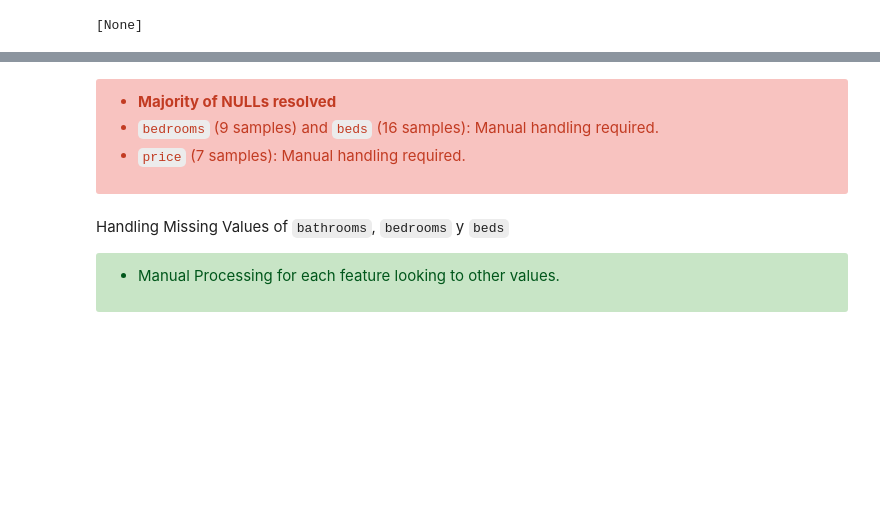
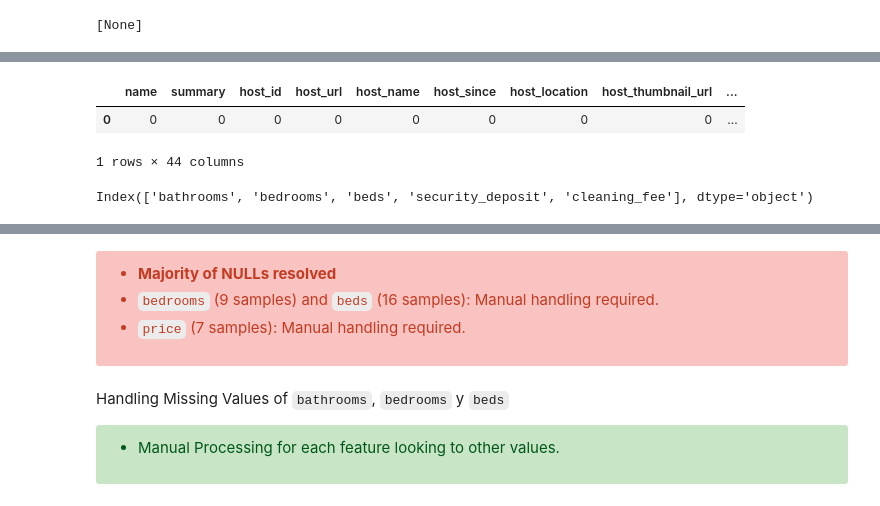
Before and after one commit to elenaalegret/Semantic_Data_Management-AI, a Jupyter notebook: data_quality_pipeline/DataQualityPipeline.ipynb, the cells around one changed output, grey strips where cells are left out. Saved outputs shown, nothing was run; the diff lists cells and outputs as text; code cells hidden in the pictures; blank space fills up the shorter version.

```diff
--- a/data_quality_pipeline/DataQualityPipeline.ipynb
+++ b/data_quality_pipeline/DataQualityPipeline.ipynb
@@ -471,11 +493,3 @@ df_airbnb = df_airbnb.filter(df_airbnb['market'] == 'Barcelona')
-# %%
-df_airbnb.select("city").distinct().show()
-df_airbnb.select("smart_location").distinct().show()
-df_airbnb.select("country").distinct().show()
-df_airbnb.select("country_code").distinct().show()
-
-columns_to_drop = ["city", "zipcode", "smart_location", "country", "country_code", "market", 'neighbourhood_cleansed']
-df_airbnb = df_airbnb.drop(*columns_to_drop)
 # %%
 # Location change name -- solving text issues
 df_airbnb = df_airbnb.withColumnRenamed('neighbourhood_group_cleansed', 'neighbourhood')
@@ -506,2 +534,25 @@ nan_counts.toPandas()
+# %%
+df_airbnb = df_airbnb.filter(df_airbnb.host_name.isNotNull())
+df_airbnb = df_airbnb.filter(df_airbnb.name.isNotNull())
+df_airbnb = df_airbnb.filter(df_airbnb.host_thumbnail_url.isNotNull())
+df_airbnb = df_airbnb.filter(df_airbnb.host_picture_url.isNotNull())
+df_airbnb = df_airbnb.filter(df_airbnb.host_listings_count.isNotNull())
+df_airbnb = df_airbnb.filter(df_airbnb.host_total_listings_count.isNotNull())
+df_airbnb = df_airbnb.filter(df_airbnb.host_verifications.isNotNull())
+df_airbnb = df_airbnb.filter(df_airbnb.host_location.isNotNull())
+df_airbnb = df_airbnb.filter(df_airbnb.price.isNotNull())
+# %%
+nan_counts = df_airbnb.select([count(when(isnan(c) | col(c).isNull(), c)).alias(c) for c in df_airbnb.columns])
+total_nan_count = sum(nan_counts.collect()[0])
+nan_counts.toPandas()
+# %% [output]
+|  | name | summary | host_id | host_url | host_name | host_since | host_location | host_thumbnail_url | ... |
+| 0 | 0 | 0 | 0 | 0 | 0 | 0 | 0 | 0 | ... |
+1 rows × 44 columns
+# %%
+columns_with_values_greater_than_zero = nan_counts.toPandas().columns[nan_counts.toPandas().iloc[0] > 0]
+columns_with_values_greater_than_zero
+# %% [output]
+Index(['bathrooms', 'bedrooms', 'beds', 'security_deposit', 'cleaning_fee'], dtype='object')
 # %%
 # Data Cleaning for NULL values
```
Also changed, not shown: parts of 60 cells of this notebook, 25 other files.
